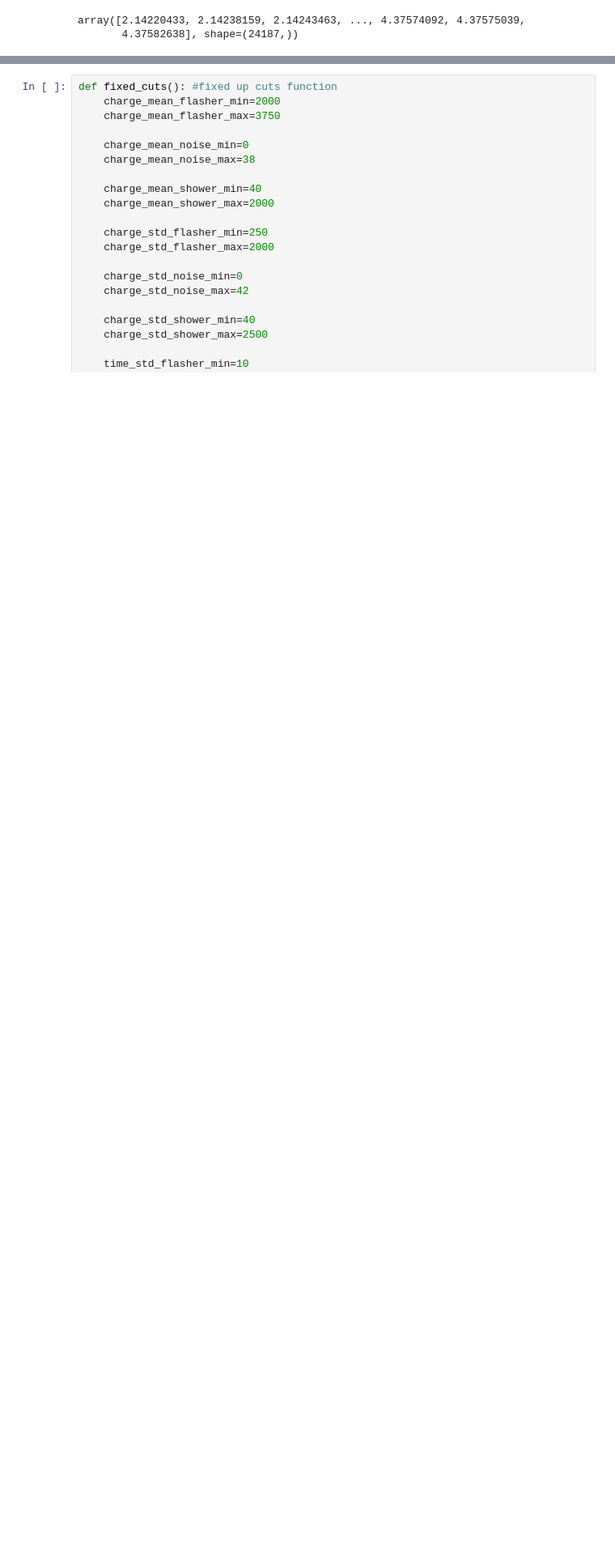
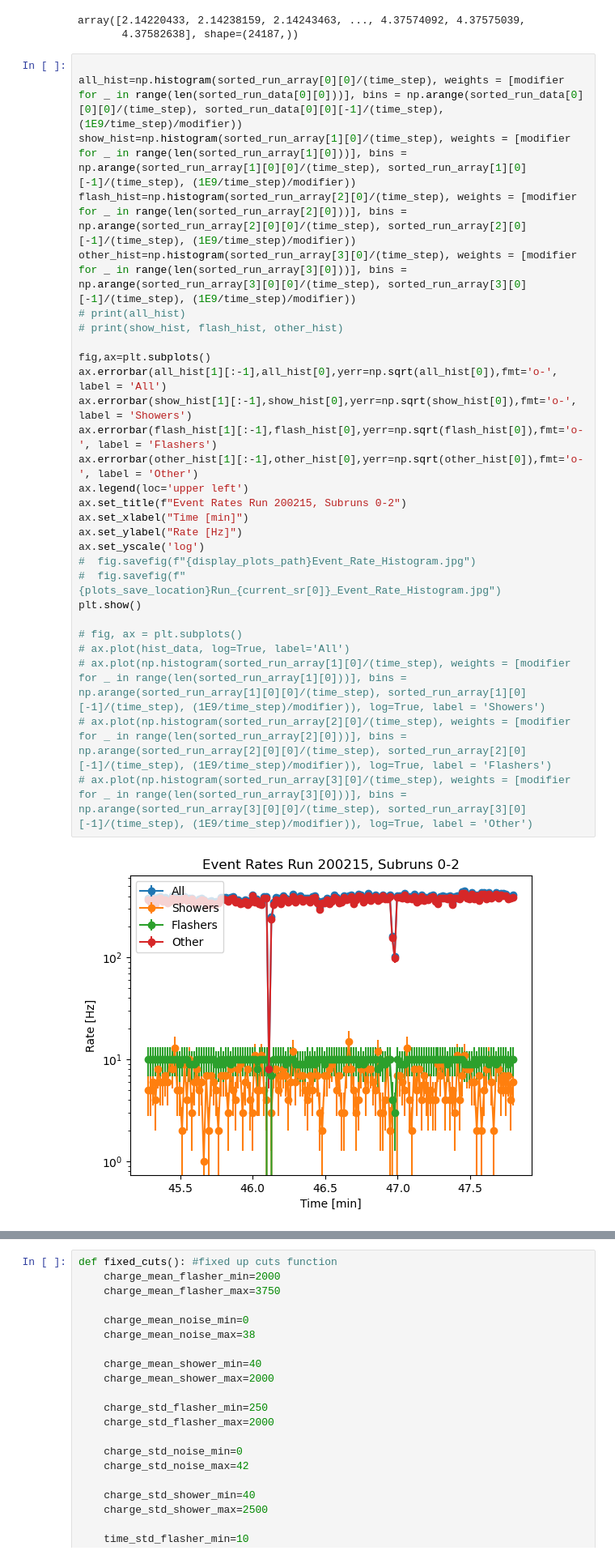
Before and after one commit to GriffinB243/DQM_scripts, a Jupyter notebook: DQM_notebook.ipynb, the cells around one changed output, grey strips where cells are left out. Shown at 81% size. Drawn from its saved outputs; the diff is of its cells as text; blank space fills up the shorter version.

```diff
--- a/DQM_notebook.ipynb
+++ b/DQM_notebook.ipynb
@@ -1173,6 +1205,36 @@ sorted_run_data[0][1]/(60E9)
 # %% [output]
 array([2.14220433, 2.14238159, 2.14243463, ..., 4.37574092, 4.37575039,
        4.37582638], shape=(24187,))
+# %%
+
+all_hist=np.histogram(sorted_run_array[0][0]/(time_step), weights = [modifier for _ in range(len(sorted_run_data[0][0]))], bins = np.arange(sorted_run_data[0][0][0]/(time_step), sorted_run_data[0][0][-1]/(time_step), (1E9/time_step)/modifier))
+show_hist=np.histogram(sorted_run_array[1][0]/(time_step), weights = [modifier for _ in range(len(sorted_run_array[1][0]))], bins = np.arange(sorted_run_array[1][0][0]/(time_step), sorted_run_array[1][0][-1]/(time_step), (1E9/time_step)/modifier))
+flash_hist=np.histogram(sorted_run_array[2][0]/(time_step), weights = [modifier for _ in range(len(sorted_run_array[2][0]))], bins = np.arange(sorted_run_array[2][0][0]/(time_step), sorted_run_array[2][0][-1]/(time_step), (1E9/time_step)/modifier))
+other_hist=np.histogram(sorted_run_array[3][0]/(time_step), weights = [modifier for _ in range(len(sorted_run_array[3][0]))], bins = np.arange(sorted_run_array[3][0][0]/(time_step), sorted_run_array[3][0][-1]/(time_step), (1E9/time_step)/modifier))
+# print(all_hist)
+# print(show_hist, flash_hist, other_hist)
+
+fig,ax=plt.subplots()
+ax.errorbar(all_hist[1][:-1],all_hist[0],yerr=np.sqrt(all_hist[0]),fmt='o-', label = 'All')
+ax.errorbar(show_hist[1][:-1],show_hist[0],yerr=np.sqrt(show_hist[0]),fmt='o-', label = 'Showers')
+ax.errorbar(flash_hist[1][:-1],flash_hist[0],yerr=np.sqrt(flash_hist[0]),fmt='o-', label = 'Flashers')
+ax.errorbar(other_hist[1][:-1],other_hist[0],yerr=np.sqrt(other_hist[0]),fmt='o-', label = 'Other')
+ax.legend(loc='upper left')
+ax.set_title(f"Event Rates Run 200215, Subruns 0-2")
+ax.set_xlabel("Time [min]")
+ax.set_ylabel("Rate [Hz]")
+ax.set_yscale('log')
+#  fig.savefig(f"{display_plots_path}Event_Rate_Histogram.jpg")
+#  fig.savefig(f"{plots_save_location}Run_{current_sr[0]}_Event_Rate_Histogram.jpg")
+plt.show()
+
+# fig, ax = plt.subplots()
+# ax.plot(hist_data, log=True, label='All')
+# ax.plot(np.histogram(sorted_run_array[1][0]/(time_step), weights = [modifier for _ in range(len(sorted_run_array[1][0]))], bins = np.arange(sorted_run_array[1][0][0]/(time_step), sorted_run_array[1][0][-1]/(time_step), (1E9/time_step)/modifier)), log=True, label = 'Showers')
+# ax.plot(np.histogram(sorted_run_array[2][0]/(time_step), weights = [modifier for _ in range(len(sorted_run_array[2][0]))], bins = np.arange(sorted_run_array[2][0][0]/(time_step), sorted_run_array[2][0][-1]/(time_step), (1E9/time_step)/modifier)), log=True, label = 'Flashers')
+# ax.plot(np.histogram(sorted_run_array[3][0]/(time_step), weights = [modifier for _ in range(len(sorted_run_array[3][0]))], bins = np.arange(sorted_run_array[3][0][0]/(time_step), sorted_run_array[3][0][-1]/(time_step), (1E9/time_step)/modifier)), log=True, label = 'Other')
+# %% [output]
+[figure, added]
 # %%
 #New event rate histogram function
 
```
Also changed, not shown: parts of 4 cells of this notebook, 1 other file.
